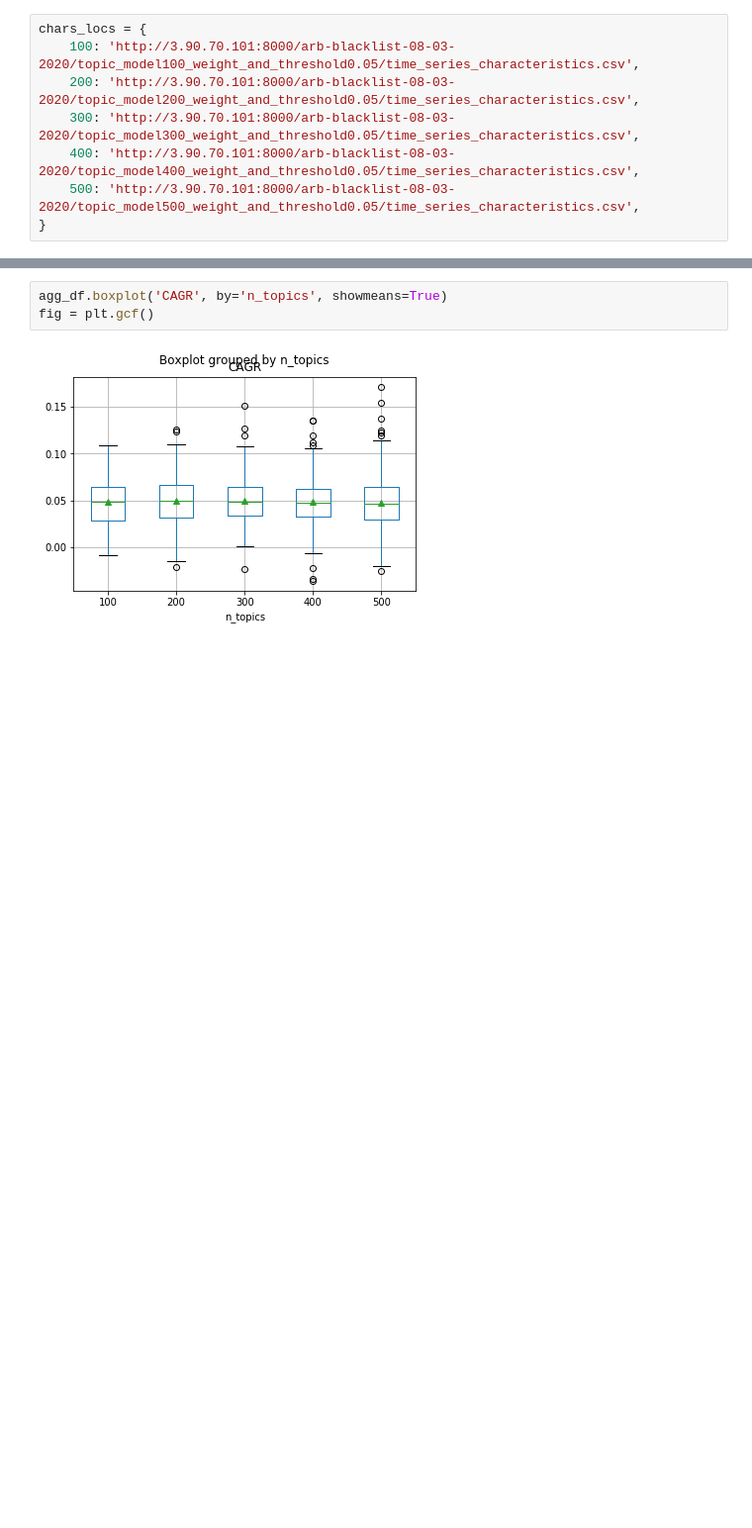
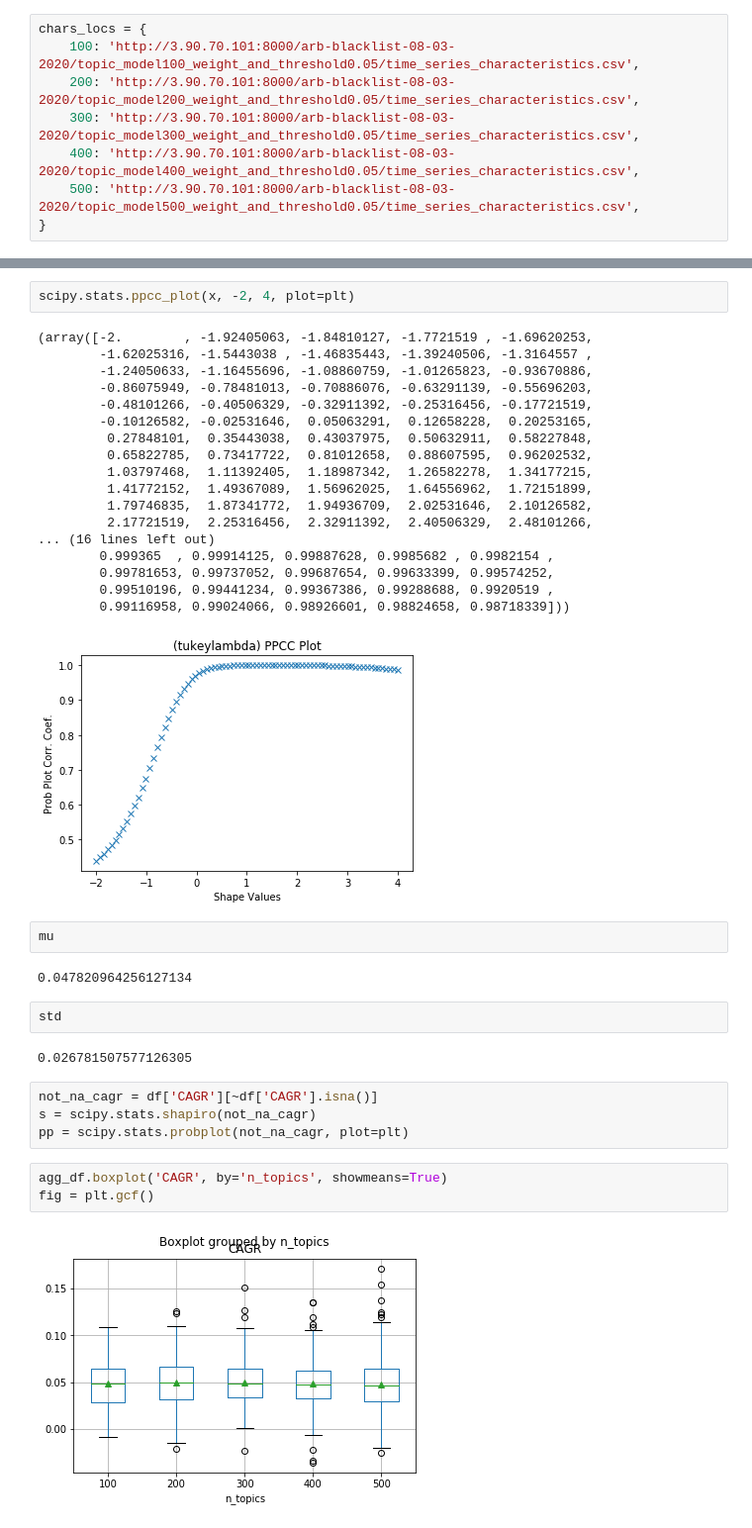
Before and after one commit to abuonomo/topic-emergence-ADS, a Jupyter notebook: notebook/arb-alchemy-07-astro2010-inference.ipynb, the cells around one changed output, grey strips where cells are left out. Shown at 99% size. Drawn from its saved outputs; the diff is of its cells as text; blank space fills up the shorter version.

```diff
--- a/notebook/arb-alchemy-07-astro2010-inference.ipynb
+++ b/notebook/arb-alchemy-07-astro2010-inference.ipynb
@@ -43,3 +66,36 @@ plt.show()
+# %%
+scipy.stats.ppcc_plot(x, -2, 4, plot=plt)
+# %% [output]
+(array([-2.        , -1.92405063, -1.84810127, -1.7721519 , -1.69620253,
+        -1.62025316, -1.5443038 , -1.46835443, -1.39240506, -1.3164557 ,
+        -1.24050633, -1.16455696, -1.08860759, -1.01265823, -0.93670886,
+        -0.86075949, -0.78481013, -0.70886076, -0.63291139, -0.55696203,
+        -0.48101266, -0.40506329, -0.32911392, -0.25316456, -0.17721519,
+        -0.10126582, -0.02531646,  0.05063291,  0.12658228,  0.20253165,
+         0.27848101,  0.35443038,  0.43037975,  0.50632911,  0.58227848,
+         0.65822785,  0.73417722,  0.81012658,  0.88607595,  0.96202532,
+         1.03797468,  1.11392405,  1.18987342,  1.26582278,  1.34177215,
+         1.41772152,  1.49367089,  1.56962025,  1.64556962,  1.72151899,
+         1.79746835,  1.87341772,  1.94936709,  2.02531646,  2.10126582,
+         2.17721519,  2.25316456,  2.32911392,  2.40506329,  2.48101266,
+... (16 lines left out)
+        0.999365  , 0.99914125, 0.99887628, 0.9985682 , 0.9982154 ,
+        0.99781653, 0.99737052, 0.99687654, 0.99633399, 0.99574252,
+        0.99510196, 0.99441234, 0.99367386, 0.99288688, 0.9920519 ,
+        0.99116958, 0.99024066, 0.98926601, 0.98824658, 0.98718339]))
+[figure, added]
+# %%
+mu
+# %% [output]
+0.047820964256127134
+# %%
+std
+# %% [output]
+0.026781507577126305
+# %%
+not_na_cagr = df['CAGR'][~df['CAGR'].isna()]
+s = scipy.stats.shapiro(not_na_cagr)
+pp = scipy.stats.probplot(not_na_cagr, plot=plt)
 # %%
 agg_df.boxplot('CAGR', by='n_topics', showmeans=True)
 fig = plt.gcf()
```
Also changed, not shown: parts of 3 cells of this notebook, 1 other file.
